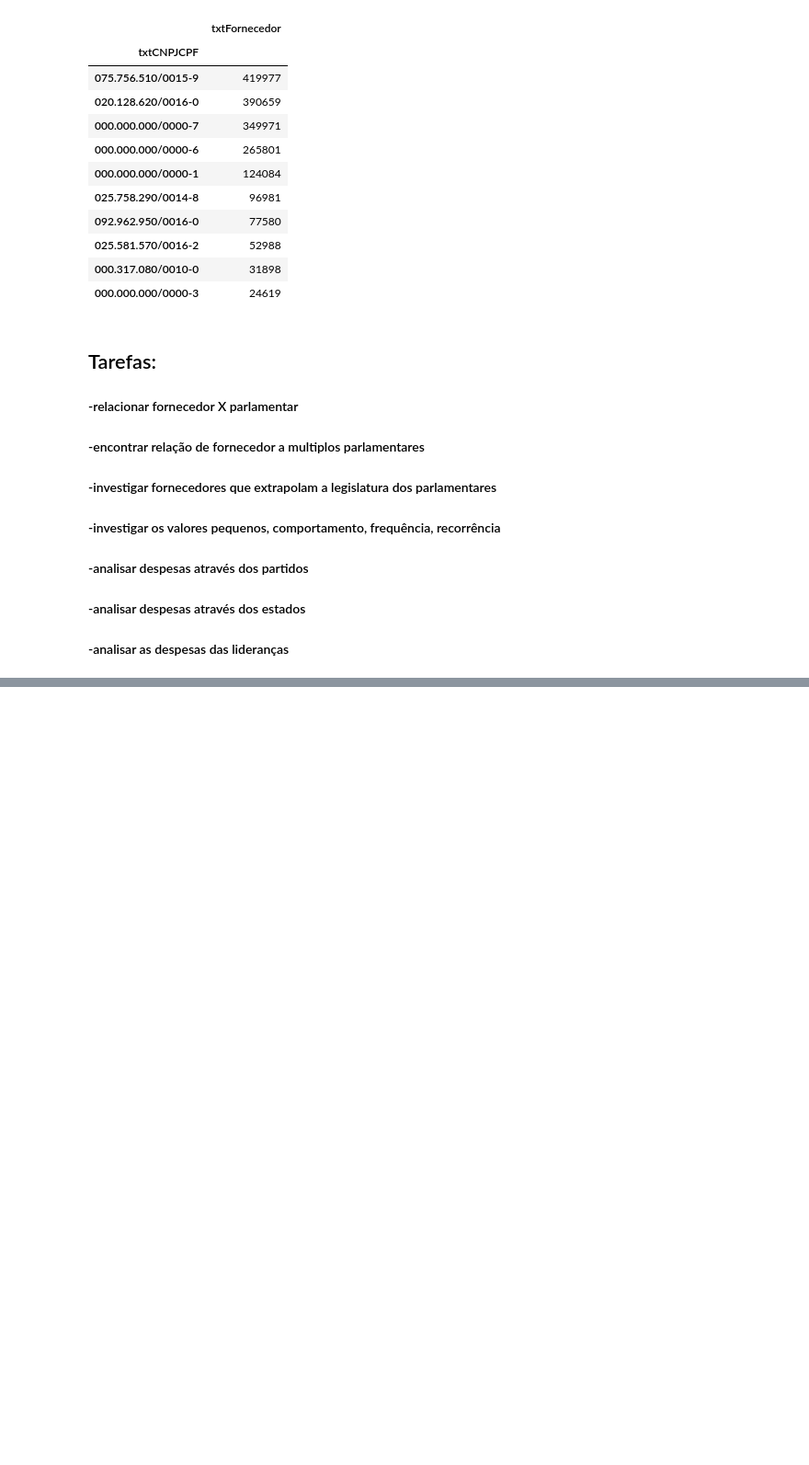
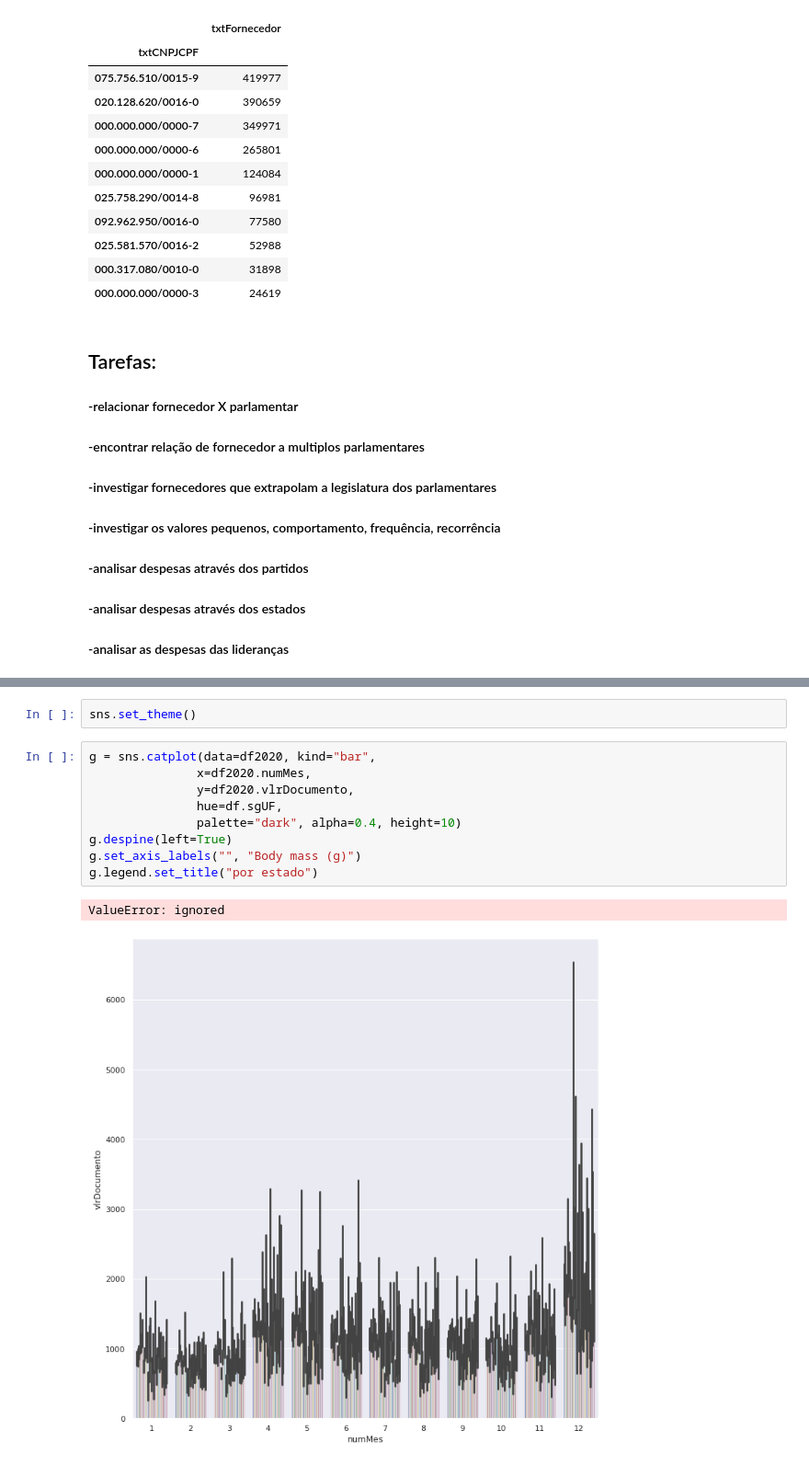
Before and after one commit to dagobertomedeiros/parlamentares, a Jupyter notebook: GASTOS_DEPUTADOS.ipynb, the cells around one changed output, grey strips where cells are left out. Shown: that part at 92% size. Drawn from its saved outputs; the diff is of its cells as text; blank space fills up the shorter version.

```diff
--- a/GASTOS_DEPUTADOS.ipynb
+++ b/GASTOS_DEPUTADOS.ipynb
@@ -147,0 +168,14 @@ df[['txtFornecedor']].groupby(df.txtCNPJCPF).count().sort_values(by='txtForneced
+# %%
+sns.set_theme()
+# %%
+g = sns.catplot(data=df2020, kind="bar",
+               x=df2020.numMes,
+               y=df2020.vlrDocumento,
+               hue=df.sgUF,
+               palette="dark", alpha=0.4, height=10)
+g.despine(left=True)
+g.set_axis_labels("", "Body mass (g)")
+g.legend.set_title("por estado")
+# %% [output]
+ValueError: ignored
+[figure, added]
```
Also changed, not shown: parts of 1 cell of this notebook.
